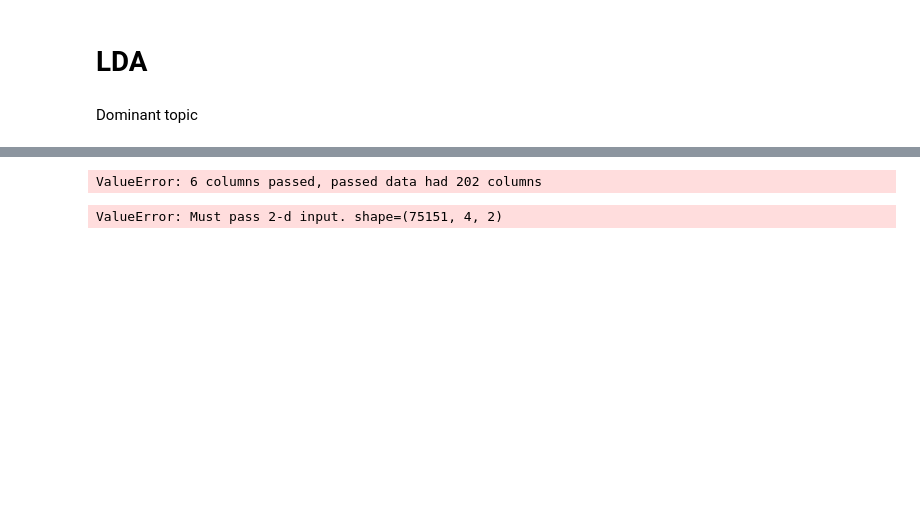
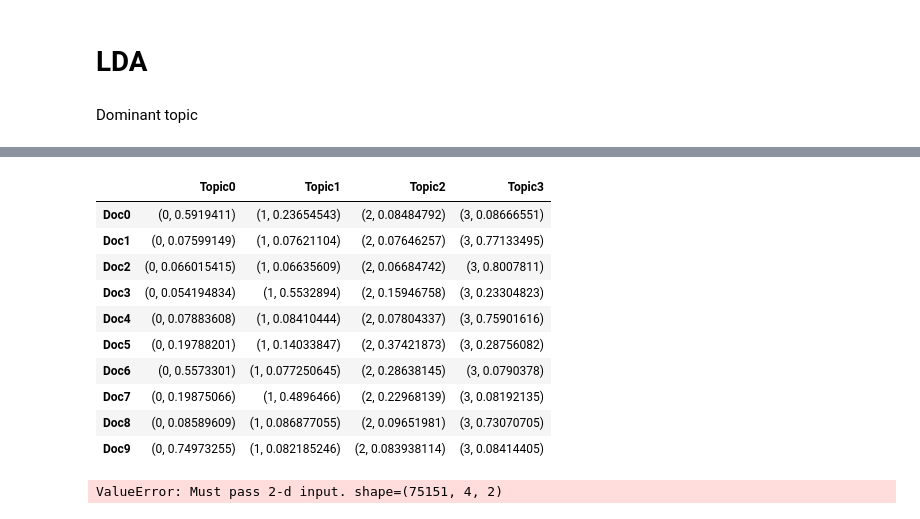
Before and after one commit to Rotem2411/alephBERTgimmelDalet, a Jupyter notebook: Latent_Dirichlet_Allocation.ipynb, the cells around one changed output, grey strips where cells are left out. Saved outputs shown, nothing was run; the diff lists cells and outputs as text; code cells hidden in the pictures; blank space fills up the shorter version.

```diff
--- a/Latent_Dirichlet_Allocation.ipynb
+++ b/Latent_Dirichlet_Allocation.ipynb
@@ -152,10 +192,20 @@ pyLDAvis.save_html(vis, 'LDA_Visualization.html')
 # %%
 topic_names = ["Topic" + str(i) for i in range(ldamodel.num_topics)]
 doc_names = ["Doc" + str(i) for i in range(len(clean_text))]
-df_topic_distribution = pd.DataFrame(data=corpus_tfidf, columns=topic_names, index=doc_names)
+df_topic_distribution = pd.DataFrame(data=lda_vector, columns=topic_names, index=doc_names)
 df_topic_distribution.head(10)
 # %% [output]
-ValueError: 6 columns passed, passed data had 202 columns
+|  | Topic0 | Topic1 | Topic2 | Topic3 |
+| Doc0 | (0, 0.5919411) | (1, 0.23654543) | (2, 0.08484792) | (3, 0.08666551) |
+| Doc1 | (0, 0.07599149) | (1, 0.07621104) | (2, 0.07646257) | (3, 0.77133495) |
+| Doc2 | (0, 0.066015415) | (1, 0.06635609) | (2, 0.06684742) | (3, 0.8007811) |
+| Doc3 | (0, 0.054194834) | (1, 0.5532894) | (2, 0.15946758) | (3, 0.23304823) |
+| Doc4 | (0, 0.07883608) | (1, 0.08410444) | (2, 0.07804337) | (3, 0.75901616) |
+| Doc5 | (0, 0.19788201) | (1, 0.14033847) | (2, 0.37421873) | (3, 0.28756082) |
+| Doc6 | (0, 0.5573301) | (1, 0.077250645) | (2, 0.28638145) | (3, 0.0790378) |
+| Doc7 | (0, 0.19875066) | (1, 0.4896466) | (2, 0.22968139) | (3, 0.08192135) |
+| Doc8 | (0, 0.08589609) | (1, 0.086877055) | (2, 0.09651981) | (3, 0.73070705) |
+| Doc9 | (0, 0.74973255) | (1, 0.082185246) | (2, 0.083938114) | (3, 0.08414405) |
 # %%
 # column names
 topicnames = ["Topic" + str(i) for i in range(ldamodel.num_topics)]
```
Also changed, not shown: parts of 15 cells of this notebook.
